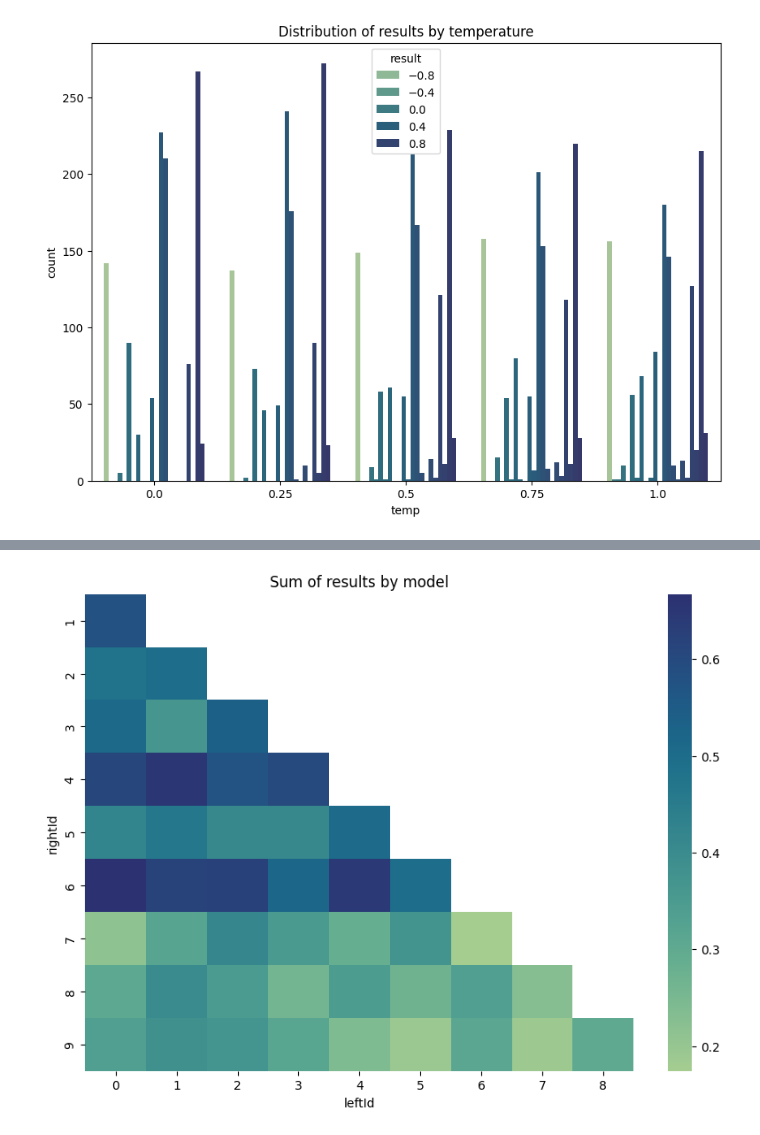
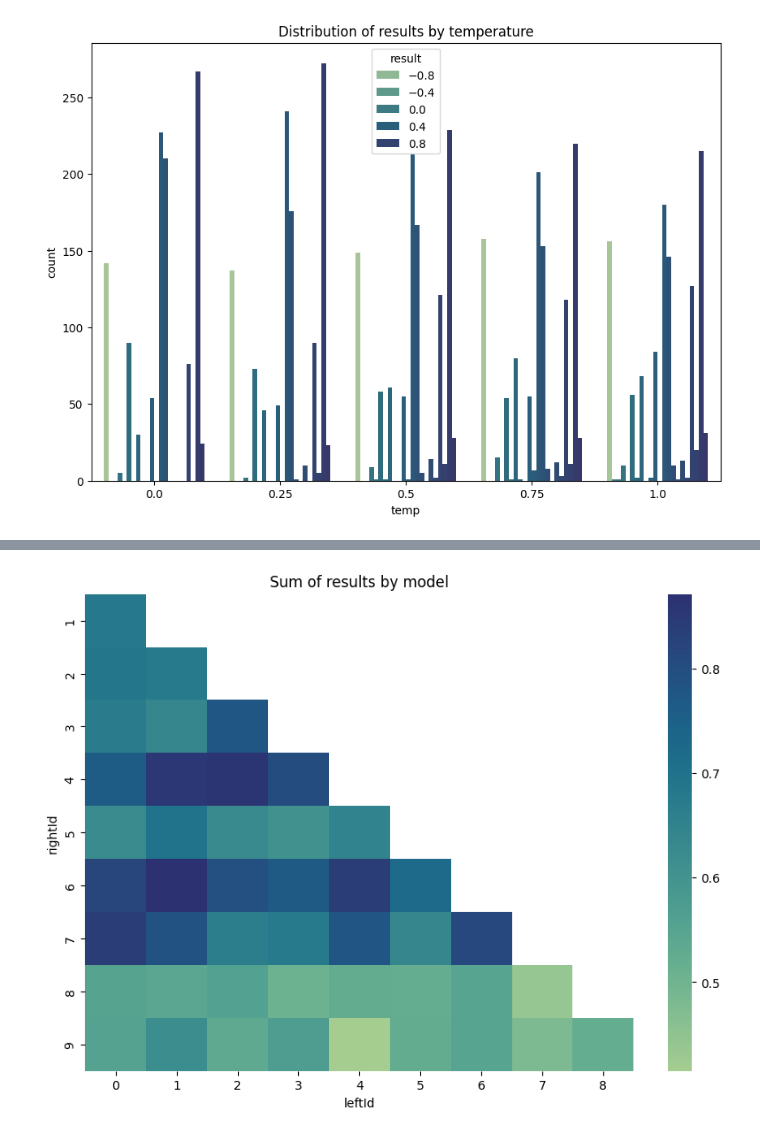
Before and after one commit to thecodizt/RelationRankStabilityTest, a Jupyter notebook: Analysis/EDA.ipynb, the cells around one changed output, grey strips where cells are left out. Drawn from its saved outputs; the diff is of its cells as text; code cells hidden in the pictures.

```diff
--- a/Analysis/EDA.ipynb
+++ b/Analysis/EDA.ipynb
@@ -118,11 +118,11 @@ Passing `palette` without assigning `hue` is deprecated and will be removed in v
 # %%
 # create a heatmap of sum of results for each leftId and rightId pair
-pivot = results.pivot_table(index="rightId", columns="leftId", values="result")
+pivot = results.pivot_table(index="rightId", columns="leftId", values="clean_result")
 plt.figure(figsize=(10, 7))
 plt.title("Sum of results by model")
 sns.heatmap(pivot, cmap="crest")
 plt.show()
 # %% [output]
-[figure, old version]
+[figure, new version]
 # %%
 # create a heatmap of sum of results for each leftId and rightId pair
```
Also changed, not shown: parts of 11 cells of this notebook, 3 other files.
